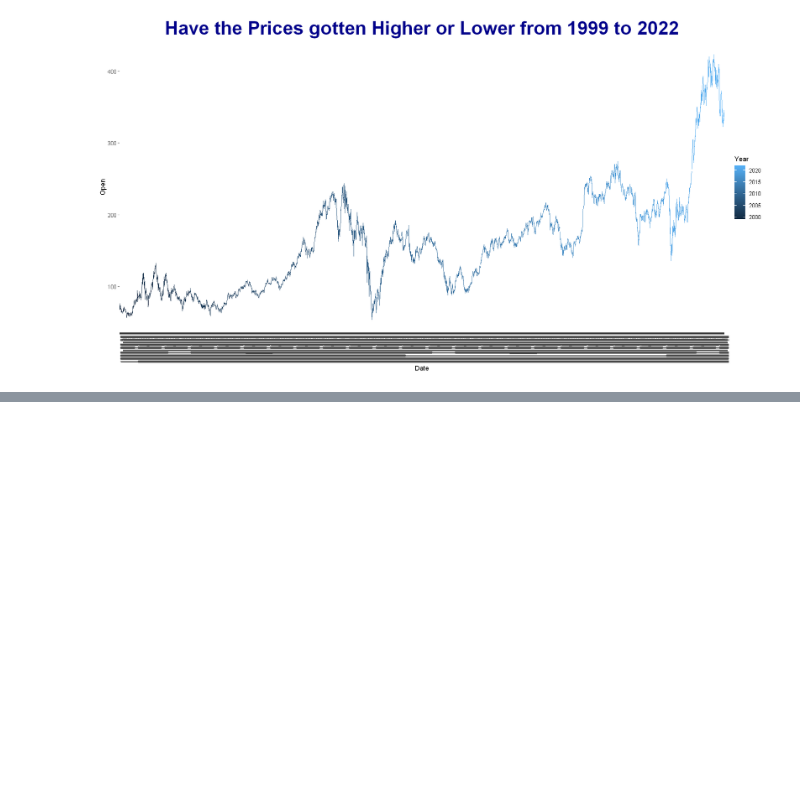
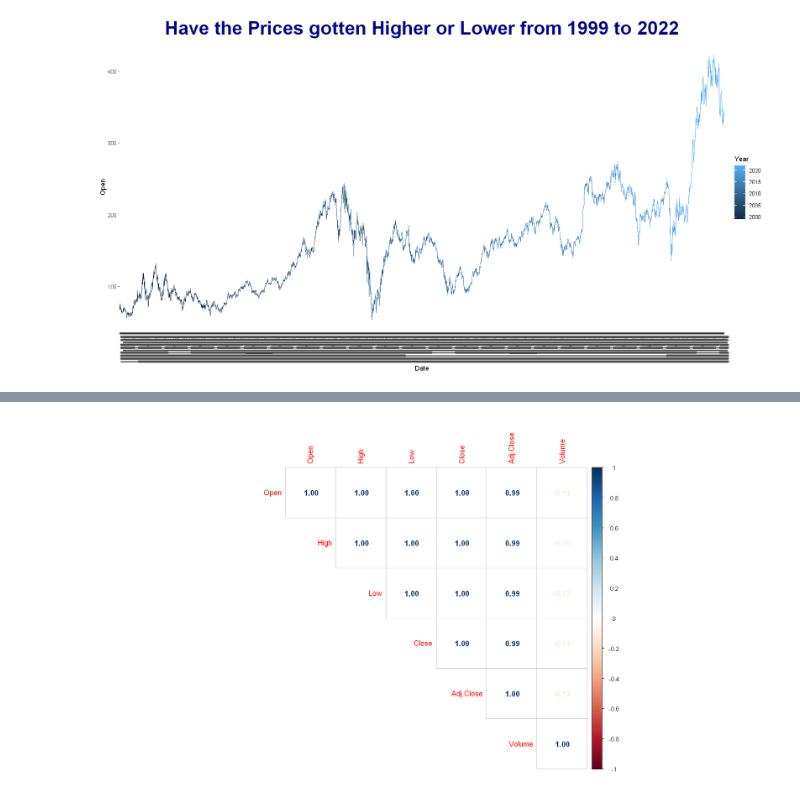
Before and after one commit to Chibikai/Goldman-Sachs-Stocks, a Jupyter notebook: Goldman_Sach.ipynb, the cells around one changed output, grey strips where cells are left out. Drawn from its saved outputs; the diff is of its cells as text; code cells hidden in the pictures; blank space fills up the shorter version.

```diff
--- a/Goldman_Sach.ipynb
+++ b/Goldman_Sach.ipynb
@@ -343,0 +360,7 @@ ggplot(GoldmanSachs, aes(x=Close, y=Volume, group = Year)) +
+# %%
+corrplot(cor(GoldmanSachs[,c("Open","High","Low","Close","Adj.Close","Volume")]),
+  method = "number",
+  type = "upper" # show only upper side
+)
+# %% [output]
+[figure, added]
```
Also changed, not shown: parts of 18 cells of this notebook, 1 other file.
